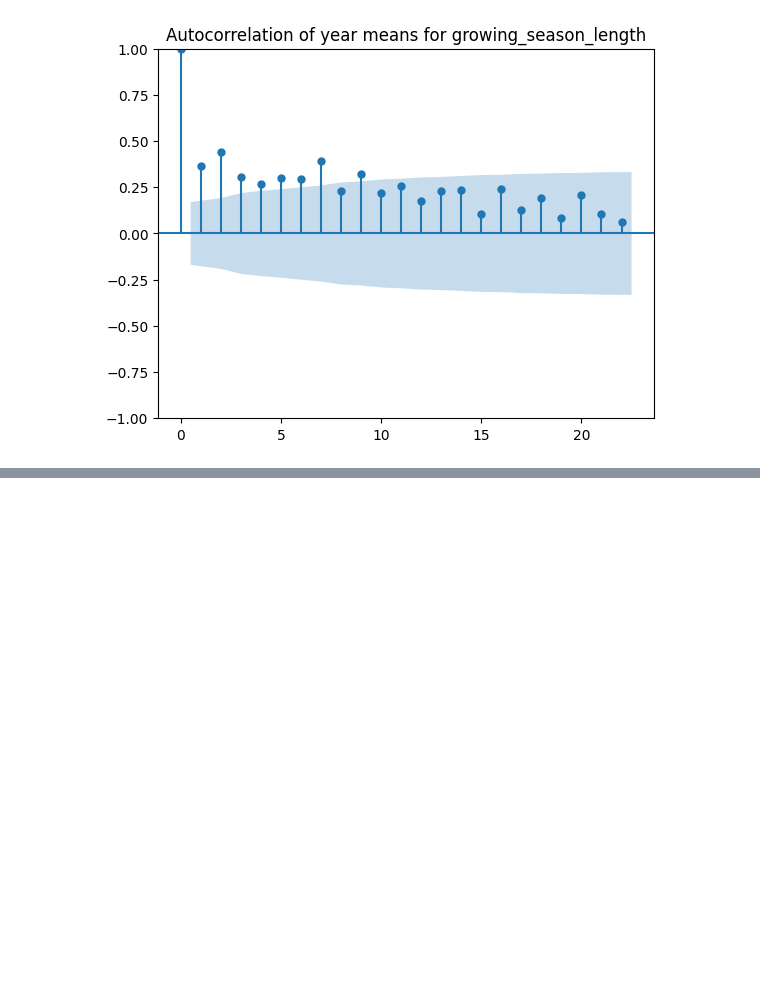
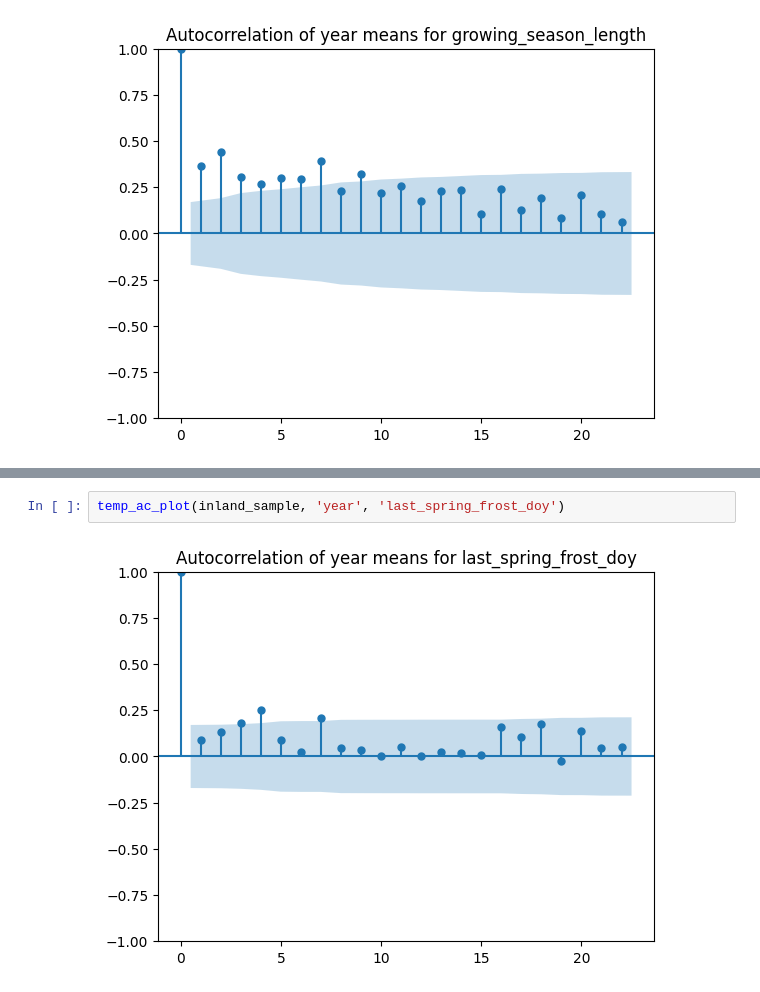
Before and after one commit to samjbaugh/reu26, a Jupyter notebook: Temporal_Autocorrelation.ipynb, the cells around one changed output, grey strips where cells are left out. Cells and saved outputs as stored; diff of their text form; blank space fills up the shorter version.

```diff
--- a/Temporal_Autocorrelation.ipynb
+++ b/Temporal_Autocorrelation.ipynb
@@ -217,0 +255,4 @@ temp_ac_plot(pa_gs_w, 'year', 'growing_season_length')
+# %%
+temp_ac_plot(inland_sample, 'year', 'last_spring_frost_doy')
+# %% [output]
+[figure, added]
```
Also changed, not shown: parts of 5 cells of this notebook, 8 other files.
